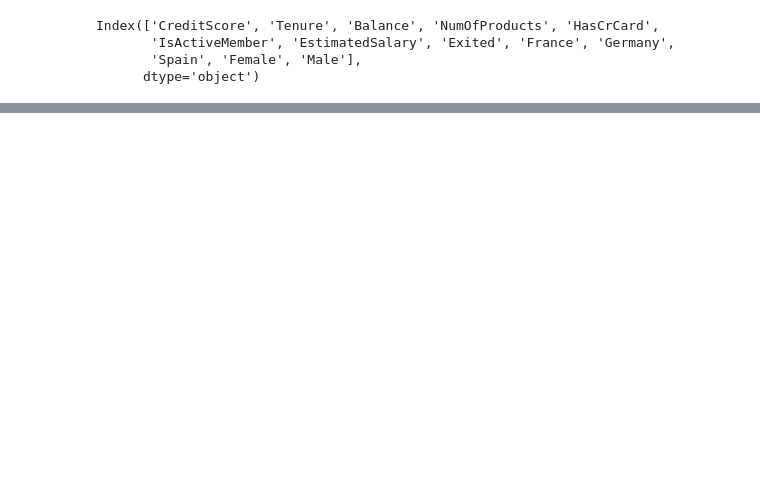
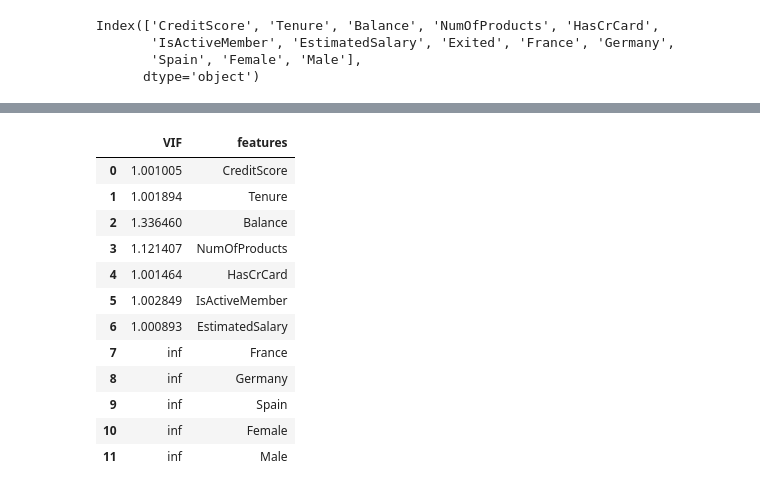
Before and after one commit to LEEHM97/TIL, a Jupyter notebook: 머신러닝Advance/04-분류/09-classification-실습.ipynb, the cells around one changed output, grey strips where cells are left out. Saved outputs shown, nothing was run; the diff lists cells and outputs as text; code cells hidden in the pictures; blank space fills up the shorter version.

```diff
--- a/머신러닝Advance/04-분류/09-classification-실습.ipynb
+++ b/머신러닝Advance/04-분류/09-classification-실습.ipynb
@@ -196,3 +322,22 @@ Index(['CreditScore', 'Tenure', 'Balance', 'NumOfProducts', 'HasCrCard',
+# %%
+pd.DataFrame({
+    "VIF": [variance_inflation_factor(X.values, idx) for idx in range(X.shape[1])],
+    "features": X.columns,
+})
+# %% [output]
+|  | VIF | features |
+| 0 | 1.001005 | CreditScore |
+| 1 | 1.001894 | Tenure |
+| 2 | 1.336460 | Balance |
+| 3 | 1.121407 | NumOfProducts |
+| 4 | 1.001464 | HasCrCard |
+| 5 | 1.002849 | IsActiveMember |
+| 6 | 1.000893 | EstimatedSalary |
+| 7 | inf | France |
+| 8 | inf | Germany |
+| 9 | inf | Spain |
+| 10 | inf | Female |
+| 11 | inf | Male |
 # %%
 # Scaler(Standard, MinMax ...)
 # train with important features only
```
Also changed, not shown: parts of 38 cells of this notebook.
